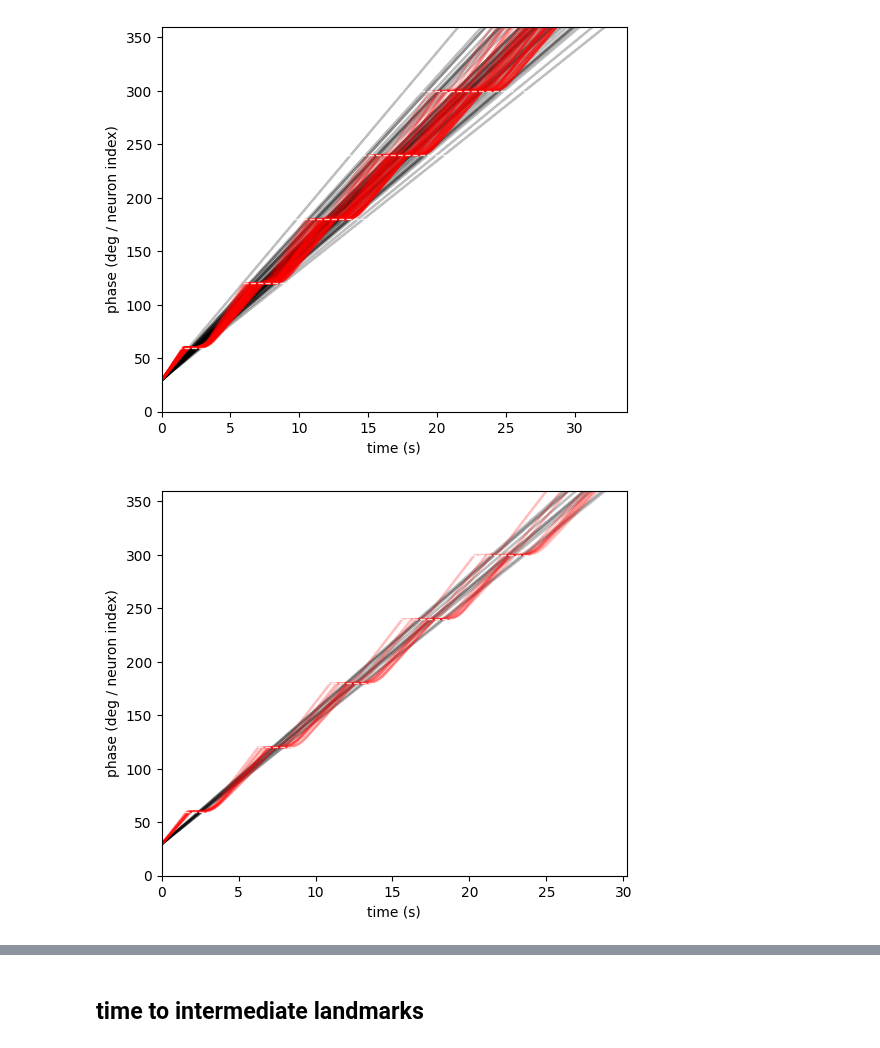
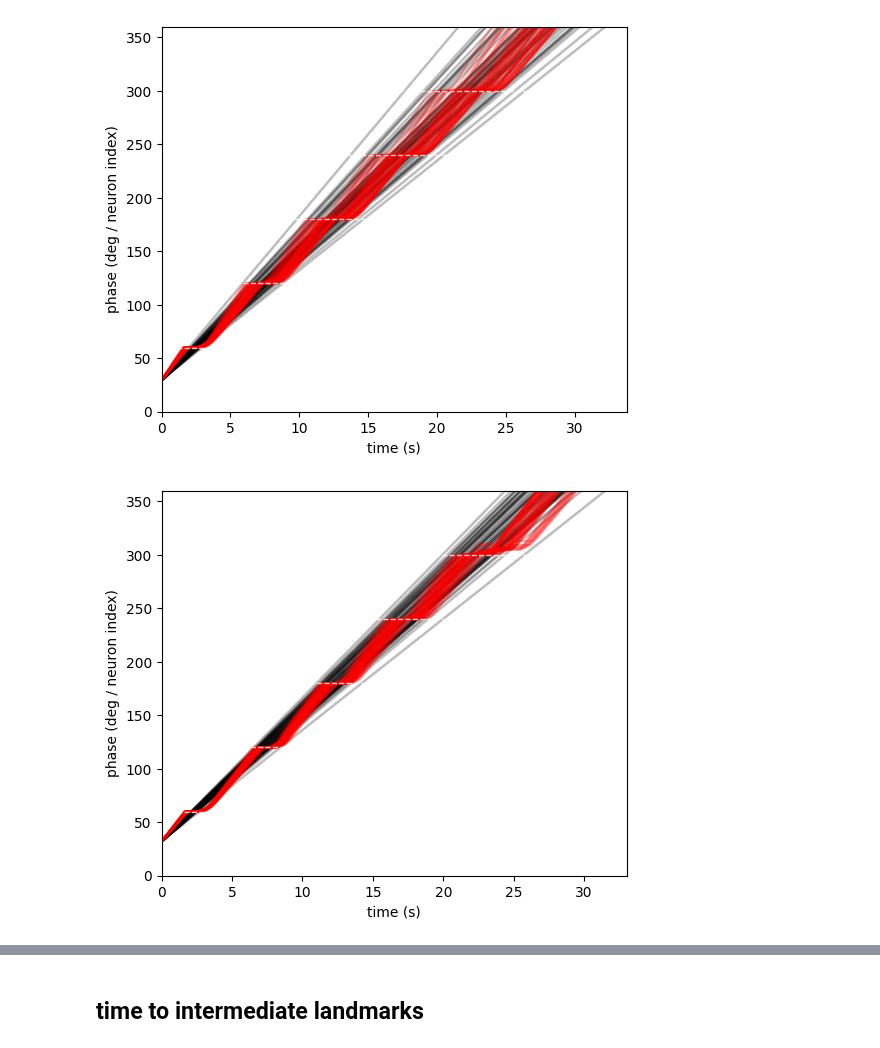
Before and after one commit to claramont/mental-navigation, a Jupyter notebook: src/mental_navigation/CAN/CAN_notebook.ipynb, the cells around one changed output, grey strips where cells are left out. Cells and saved outputs as stored; diff of their text form; code cells hidden in the pictures.

Commit message:
bug fix wolm grid search

```diff
--- a/src/mental_navigation/CAN/CAN_notebook.ipynb
+++ b/src/mental_navigation/CAN/CAN_notebook.ipynb
@@ -485,25 +474,26 @@ sim = CANSimulator(net)
 init = sim.init_state(T=10)
 
 
-trial = sim.run_trial(init_condition=init, landmarkpresent=True, wm=0.08, landmark_onset_steps = 200, landmark_tau_steps = 500)
+trial = sim.run_trial(init_condition=init, landmarkpresent=True, wm=0.05,# landmark_onset_steps = 200, landmark_tau_steps = 500
+                      )
 
-t = np.arange(len(trial["phase_unw"])) * net.dt
+t = np.arange(len(trial["nn_state"])) * net.dt
 
 
 fig, ax1 = plt.subplots(figsize=(9,3))
 
-ax1.plot(t, trial["phase_unw"], label="unwrapped phase")
+ax1.plot(t, trial["nn_state"], label="path integration", color = 'red')
 ax1.set_xlabel("time (s)")
-ax1.set_ylabel("distance / phase (unwrapped)")
+ax1.set_ylabel("phase")
 
 ax2 = ax1.twinx()
-ax2.plot(t, trial["lm_amplitude"], linestyle="--", label="landmark amp")
+ax2.plot(t, trial["lm_amplitude"], linestyle="--", label="landmark amp", alpha = 0.7)
 ax2.set_ylabel("landmark amplitude (max input)")
 
 lines1, labels1 = ax1.get_legend_handles_labels()
 lines2, labels2 = ax2.get_legend_handles_labels()
 ax1.legend(lines1+lines2, labels1+labels2, loc="upper left")
-
+plt.title('Tracking network state of the model with internal landmarks (single trial)')
 plt.tight_layout()
 plt.show()
 # %% [output]
@@ -625,7 +583,9 @@ def plot_fig4c(
     num_sim,
     init, initial_phase, end_phase,
     landmark_input_loc,
-    wolm_speed, wlm_speed, wm
+    wolm_speed, wlm_speed, wm,
+    scale = None,
+    title:str = None
 ):
     fig, ax = plt.subplots(figsize=(6, 5))
 
@@ -635,11 +595,15 @@ def plot_fig4c(
                             initial_phase=initial_phase,
                             end_phase=end_phase,
                             landmarkpresent=False,
-                            landmark_input_loc=lm_locs,
+                            landmark_input_loc=landmark_input_loc,
                             wolm_speed=wolm_speed,
                             wlm_speed=wlm_speed,
                             wm=wm)
-        t = np.arange(len(out["nn_state"])) * net.dt
+        t_sim = np.arange(len(out["nn_state"])) * net.dt
+        if scale:
+            t = t_sim * scale
+        else:
+            t = t_sim
         ax.plot(t, out["nn_state"], alpha=0.25, color = 'black')
 
     # WITH internal landmarks (red)
@@ -649,24 +613,33 @@ def plot_fig4c(
                             initial_phase=initial_phase,
                             end_phase=end_phase,
                             landmarkpresent=True,
-                            landmark_input_loc=lm_locs,
+                            landmark_input_loc=landmark_input_loc,
                             wolm_speed=wolm_speed,
                             wlm_speed=wlm_speed,
                             wm=wm,
                             #landmark_onset_steps = 200,
                             #landmark_tau_steps = 150)
         )
-        t = np.arange(len(out["nn_state"])) * net.dt
+        t_sim = np.arange(len(out["nn_state"])) * net.dt
+        if scale:
+            t = t_sim * scale
+        else:
+            t = t_sim
         ax.plot(t, out["nn_state"], alpha=0.25, color="red")
 
 
     for y in landmark_input_loc:
-        ax.axhline(y, linestyle="--", linewidth=1, color="white", alpha=0.8)
+        ax.axhline(y, linestyle="--", linewidth=1, color="white", alpha = 1.0)
 
     ax.set_xlabel("time (s)")
     ax.set_ylabel("phase (deg / neuron index)")
     ax.set_xlim(left=0)
     ax.set_ylim(0, 360)
+    if scale:
+        plt.xticks([0.65, 1.3, 1.95, 2.6, 3.25])
+    if title:
+        os.makedirs('Fig_CAN', exist_ok=True)
+        plt.savefig(f'Fig_CAN/Fig_4c_{title}.png', dpi=300, bbox_inches="tight")
     plt.show()
 
 
@@ -775,27 +748,27 @@ plot_fig4c(
 # %%
 lm_locs = np.arange(60, 301, 60)
 initial_phase = 30
 end_phase = 360
-num_sim = 10
+num_sim = 50
 
 K = 364
 net = CANNetwork(K = K)
 sim = CANSimulator(net)
 init = sim.init_state(T=10)
 
 wolm_speed = 0.45
 wlm_speed = 0.65
 
 
 ## beware of extreme case (glitch near wrap zone?)
 plot_fig4c(
     net,
     sim,
     num_sim,
     init, initial_phase, end_phase,
     lm_locs,
-    wolm_speed, wlm_speed,
+    wolm_speed = 0.45, wlm_speed = 0.6,
     #wolm_speed= 0.6, wlm_speed = 0.7,
     wm = 0.05)
 # %% [output]
-[figure, old version]
+[figure, new version]
```
Also changed, not shown: parts of 117 cells of this notebook, 2 other files.
